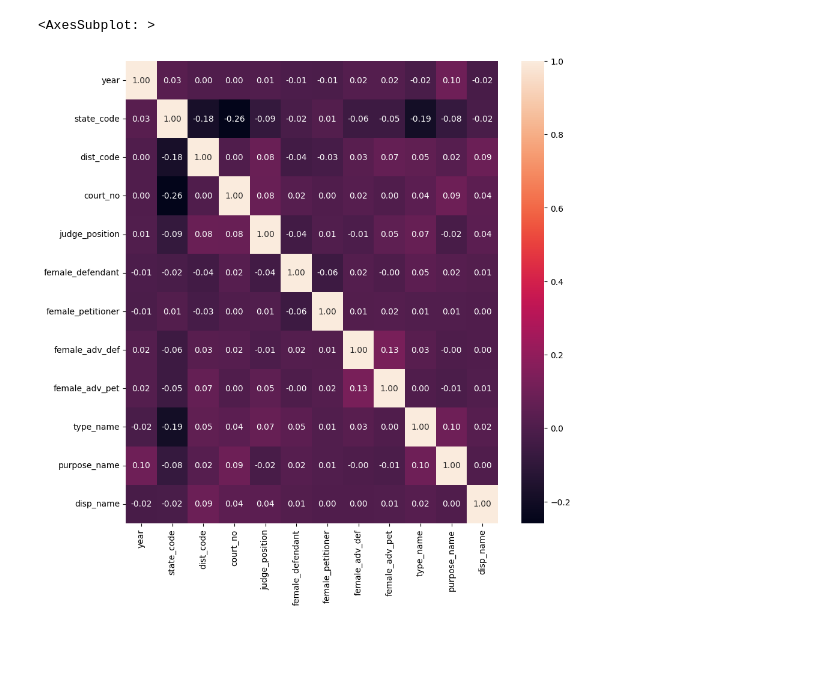
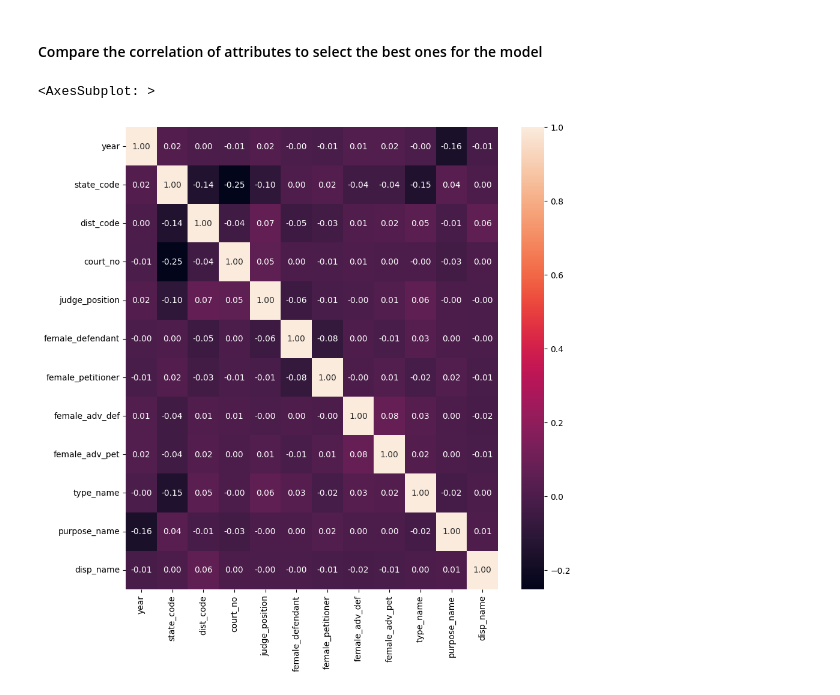
Before and after one commit to SwethaVipparla/Indian-Judiciary-Classification, a Jupyter notebook: cases.ipynb, the cells around one changed output. Cells and saved outputs as stored; diff of their text form; code cells hidden in the pictures; blank space fills up the shorter version.

```diff
--- a/cases.ipynb
+++ b/cases.ipynb
@@ -11,0 +31,5 @@ cases = pd.concat([pd.read_csv(f) for f in glob.glob('./csv/cases/*.csv') if int
+# %%
+# removing strings from the columns and making them integers
+
+cases_pre['female_defendant'] = cases_pre['female_defendant'].str.replace('[a-zA-Z]', '', regex=True).astype('int')
+cases_pre['female_petitioner'] = cases_pre['female_petitioner'].str.replace('[a-zA-Z]', '', regex=True).astype('int')
@@ -21,5 +51,0 @@ cases.head()
-# %%
-cases_pre = cases
-
-cases_pre = cases_pre.drop(['date_first_list', 'date_last_list', 'date_next_list', 'cino', 'date_of_filing', 'date_of_decision'], axis=1)
-cases_pre = cases_pre.drop_duplicates()
@@ -30,3 +51,0 @@ print(cases_pre.shape)
-# %%
-cases_pre['female_defendant'] = cases_pre['female_defendant'].str.replace('[a-zA-Z]', '').astype('int')
-cases_pre['female_petitioner'] = cases_pre['female_petitioner'].str.replace('[a-zA-Z]', '').astype('int')
@@ -72,6 +94,7 @@ disp_name             5129696
 dtype: int64
 # %%
+# downcasting the data types
+
 cases_pre['judge_position'] = cases_pre['judge_position'].astype('category')
-
-cases_pre[['year', 'state_code', 'dist_code', 'court_no', 'disp_name', 'female_defendant', 'female_petitioner', 'female_adv_def', 'female_adv_pet']] = cases_pre[['year', 'state_code', 'dist_code', 'court_no', 'disp_name', 'female_defendant', 'female_petitioner', 'female_adv_def', 'female_adv_pet']].apply(pd.to_numeric, downcast='unsigned')
-cases_pre[['type_name', 'purpose_name']] = cases_pre[['type_name', 'purpose_name']].apply(pd.to_numeric, downcast='float')
+cases_pre['purpose_name'] = cases_pre['purpose_name'].astype('uint8')
+cases_pre[['year', 'state_code', 'dist_code', 'court_no', 'disp_name', 'female_defendant', 'female_petitioner', 'female_adv_def', 'female_adv_pet', 'type_name', 'purpose_name']] = cases_pre[['year', 'state_code', 'dist_code', 'court_no', 'disp_name', 'female_defendant', 'female_petitioner', 'female_adv_def', 'female_adv_pet', 'type_name', 'purpose_name']].apply(pd.to_numeric, downcast='unsigned')
@@ -140,11 +133,13 @@ dtype: int64
+# %% [markdown]
+#### Compare the correlation of attributes to select the best ones for the model
 # %%
 import seaborn as sns
 import matplotlib.pyplot as plt
 
 # correlation matrix
-corr = cases_pre.corr()
+corr = cases_pre.corr(numeric_only=True)
 plt.figure(figsize=(10,10))
 sns.heatmap(corr, annot=True, fmt='.2f')
 # %% [output]
 <AxesSubplot: >
-[figure, old version]
+[figure, new version]
```
Also changed, not shown: parts of 49 cells of this notebook.
